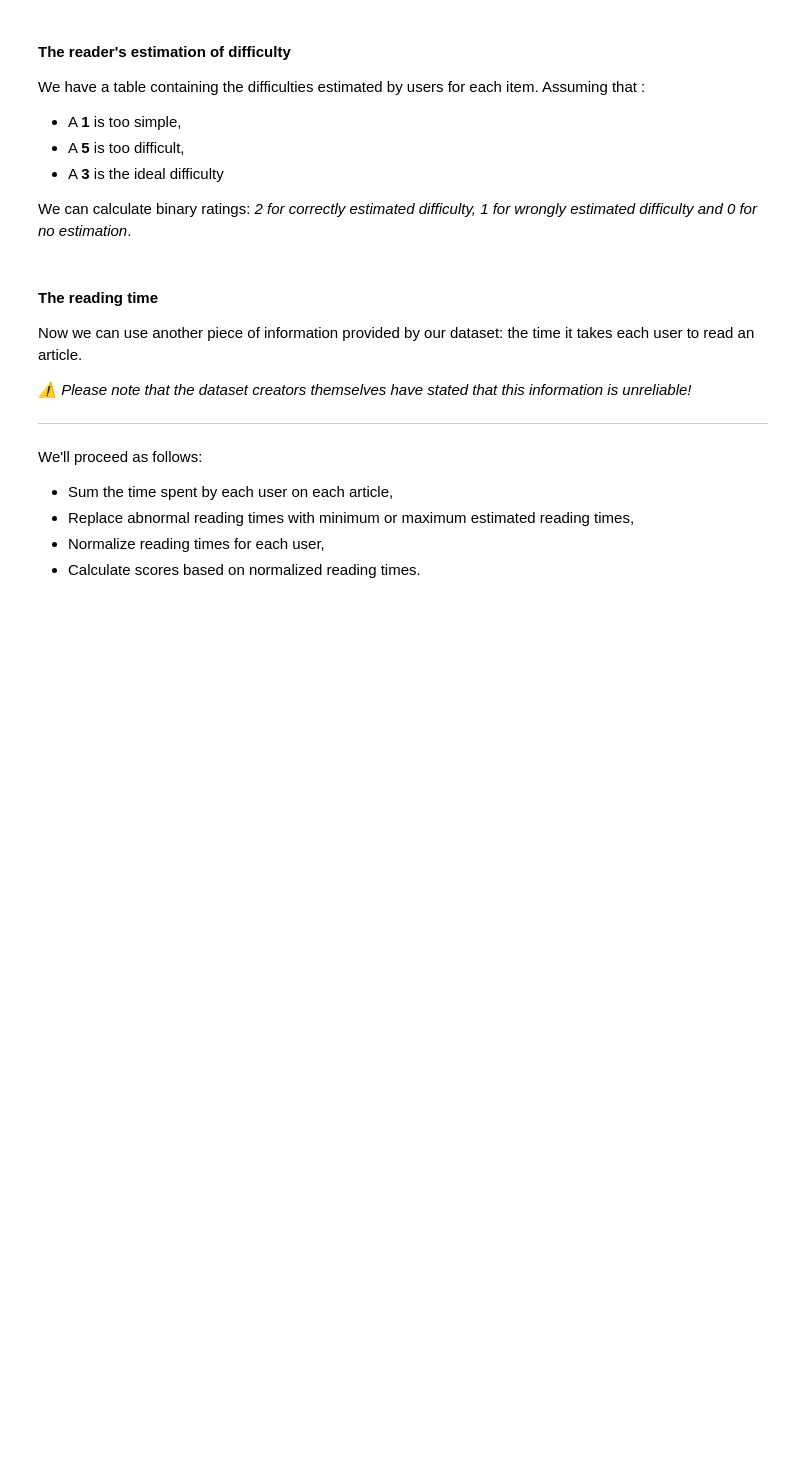
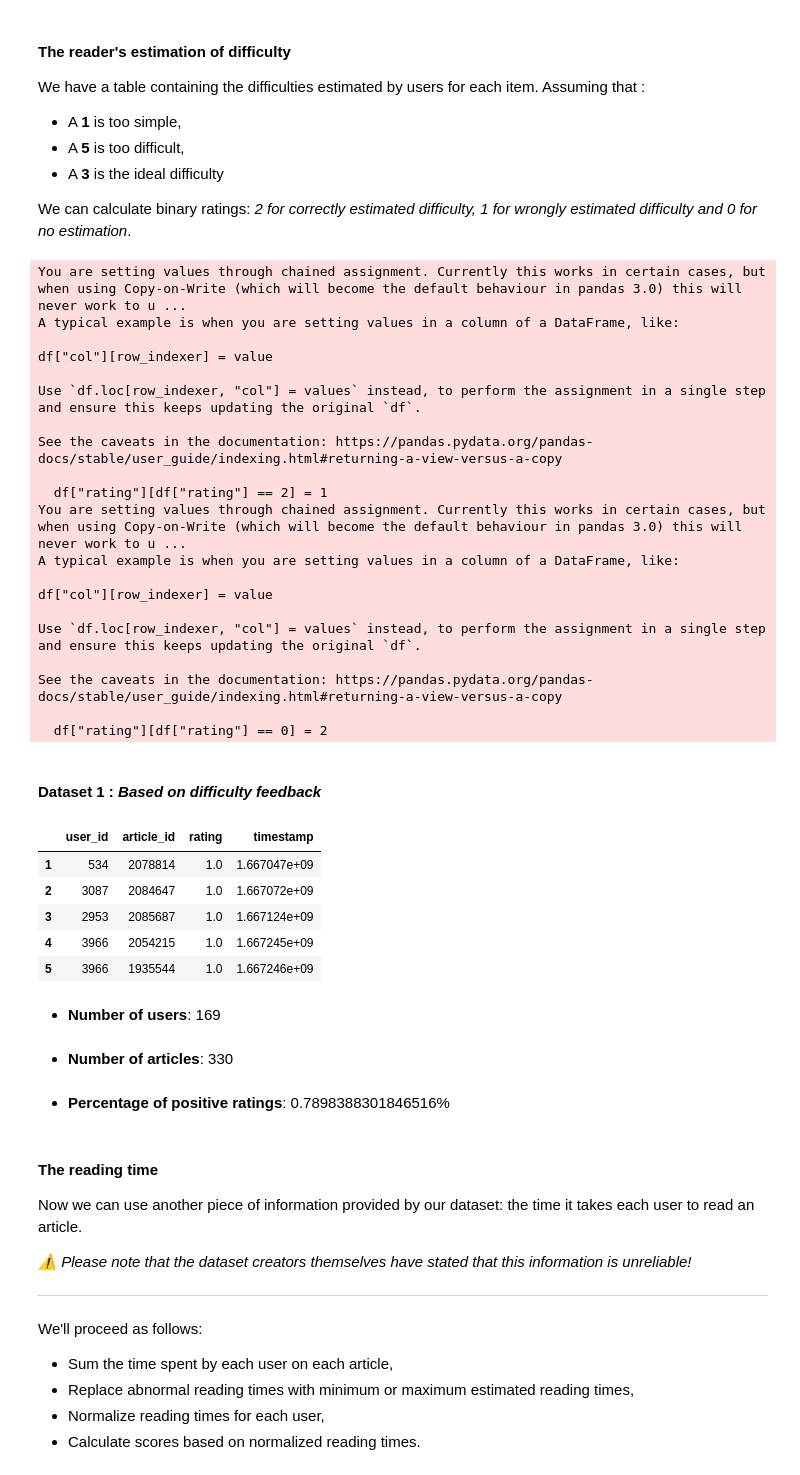
Before and after one commit to michalis0/LLM_difficulty_recommendations, a Jupyter notebook: recommender_system/a_GetZeeguData.ipynb, the cells around one changed output. Drawn from its saved outputs; the diff is of its cells as text; code cells hidden in the pictures; blank space fills up the shorter version.

```diff
--- a/recommender_system/a_GetZeeguData.ipynb
+++ b/recommender_system/a_GetZeeguData.ipynb
@@ -182,6 +201,7 @@ df = pd.read_csv(
         "data",
         "processed",
         "recommendation",
+        "zeeguu_csvs",
         "article_difficulty_feedback.csv",
     ),
     index_col=0,
@@ -214,33 +234,64 @@ df_all = pd.DataFrame(
         "rating": all_ratings,
         "timestamp": all_timestamps,
     }
 )
 df = pd.concat([df, df_all], axis=0)
 
 # Display and save
 ## Create output folder
 output_folder = os.path.join(
     pwd,
     "results",
     "recommendation_datasets",
 )
 if not os.path.exists(output_folder):
     os.makedirs(output_folder)
 ## Save to csv
 df.to_csv(os.path.join(output_folder, "dataset_1.csv"), index=False, sep="\t")
 ## Display
 display(Markdown("#### Dataset 1 : *Based on difficulty feedback*"))
 display(df.head())
 ## Display some information
 display(Markdown("- **Number of users**: {}".format(len(df["user_id"].unique()))))
 display(Markdown("- **Number of articles**: {}".format(len(df["article_id"].unique()))))
 display(
     Markdown(
         "- **Percentage of positive ratings**: {}%".format(
             round(df["rating"] > 0).mean() * 100, 2
         )
     )
 )
+# %% [output]
+You are setting values through chained assignment. Currently this works in certain cases, but when using Copy-on-Write (which will become the default behaviour in pandas 3.0) this will never work to u ...
+A typical example is when you are setting values in a column of a DataFrame, like:
+
+df["col"][row_indexer] = value
+
+Use `df.loc[row_indexer, "col"] = values` instead, to perform the assignment in a single step and ensure this keeps updating the original `df`.
+
+See the caveats in the documentation: https://pandas.pydata.org/pandas-docs/stable/user_guide/indexing.html#returning-a-view-versus-a-copy
+
+  df["rating"][df["rating"] == 2] = 1
+You are setting values through chained assignment. Currently this works in certain cases, but when using Copy-on-Write (which will become the default behaviour in pandas 3.0) this will never work to u ...
+A typical example is when you are setting values in a column of a DataFrame, like:
+
+df["col"][row_indexer] = value
+
+Use `df.loc[row_indexer, "col"] = values` instead, to perform the assignment in a single step and ensure this keeps updating the original `df`.
+
+See the caveats in the documentation: https://pandas.pydata.org/pandas-docs/stable/user_guide/indexing.html#returning-a-view-versus-a-copy
+
+  df["rating"][df["rating"] == 0] = 2
+#### Dataset 1 : *Based on difficulty feedback*
+|  | user_id | article_id | rating | timestamp |
+| 1 | 534 | 2078814 | 1.0 | 1.667047e+09 |
+| 2 | 3087 | 2084647 | 1.0 | 1.667072e+09 |
+| 3 | 2953 | 2085687 | 1.0 | 1.667124e+09 |
+| 4 | 3966 | 2054215 | 1.0 | 1.667245e+09 |
+| 5 | 3966 | 1935544 | 1.0 | 1.667246e+09 |
+- **Number of users**: 169
+- **Number of articles**: 330
+- **Percentage of positive ratings**: 0.7898388301846516%
 # %% [markdown]
 #### The reading time
 
```
Also changed, not shown: parts of 5 cells of this notebook.
